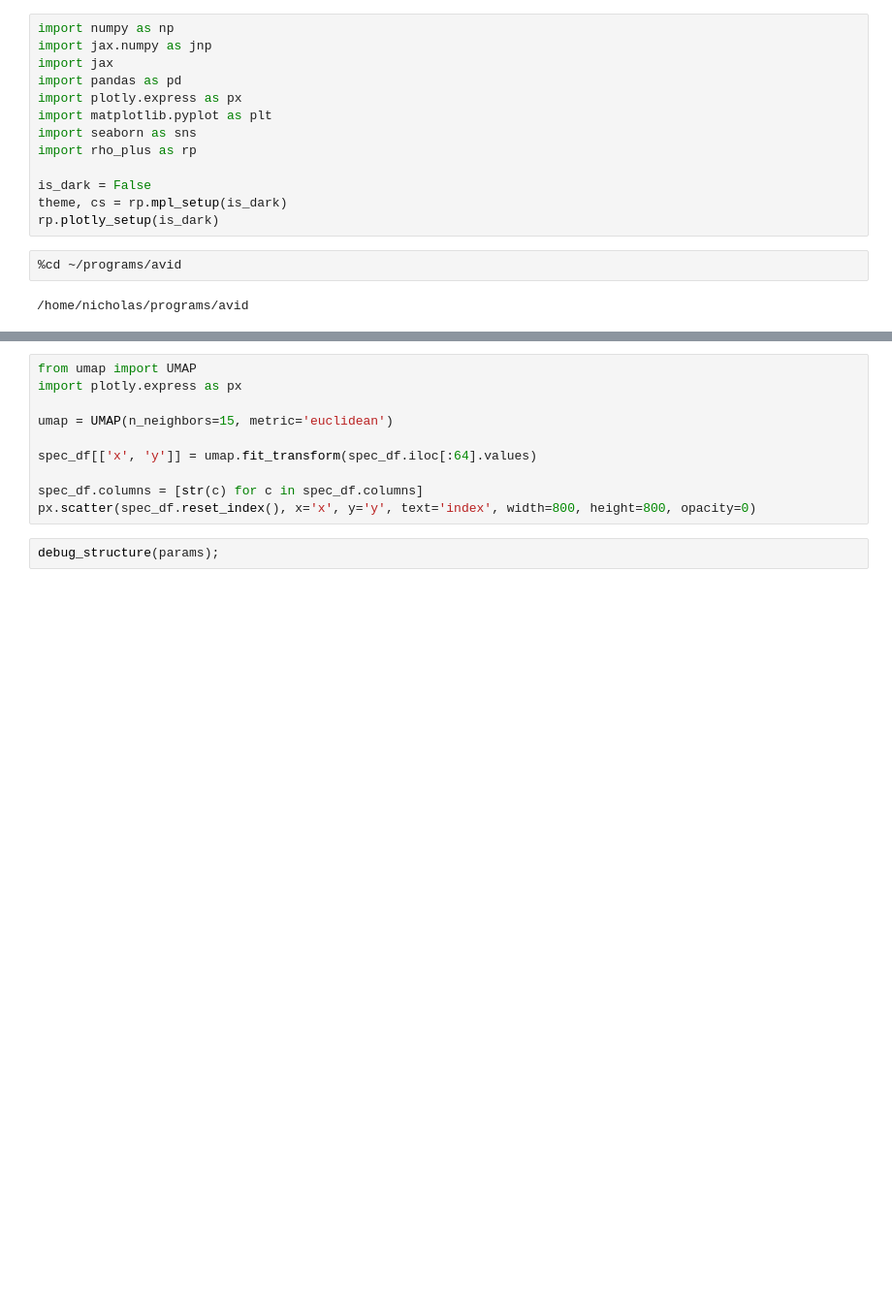
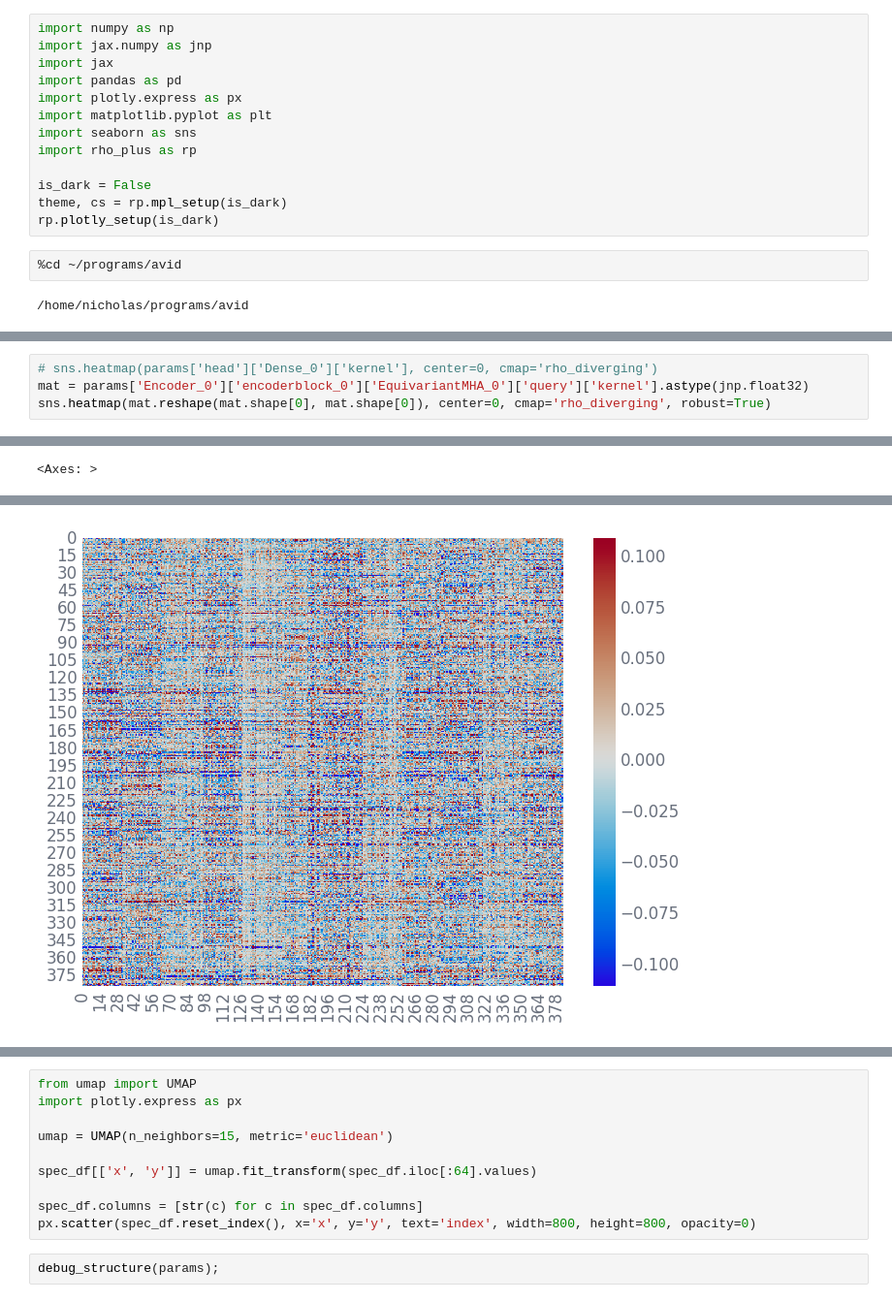
Before and after one commit to nicholas-miklaucic/avid, a Jupyter notebook: notebooks/embedding-visual.ipynb, the cells around one changed output, grey strips where cells are left out. Shown at 97% size. Cells and saved outputs as stored; diff of their text form; blank space fills up the shorter version.

```diff
--- a/notebooks/embedding-visual.ipynb
+++ b/notebooks/embedding-visual.ipynb
@@ -103,0 +130,5 @@ sns.heatmap(params['head']['Dense_0']['kernel'], center=0, cmap='rho_diverging')
+# %%
+# sns.heatmap(params['head']['Dense_0']['kernel'], center=0, cmap='rho_diverging')
+mat = params['Encoder_0']['encoderblock_0']['EquivariantMHA_0']['query']['kernel'].astype(jnp.float32)
+sns.heatmap(mat.reshape(mat.shape[0], mat.shape[0]), center=0, cmap='rho_diverging', robust=True)
+# %% [output]
@@ -103,0 +136 @@ sns.heatmap(params['head']['Dense_0']['kernel'], center=0, cmap='rho_diverging')
+<Axes: >
@@ -104 +138,2 @@ sns.heatmap(params['head']['Dense_0']['kernel'], center=0, cmap='rho_diverging')
+[figure, added]
 # %%
```
Also changed, not shown: parts of 16 cells of this notebook, 4 other files.
